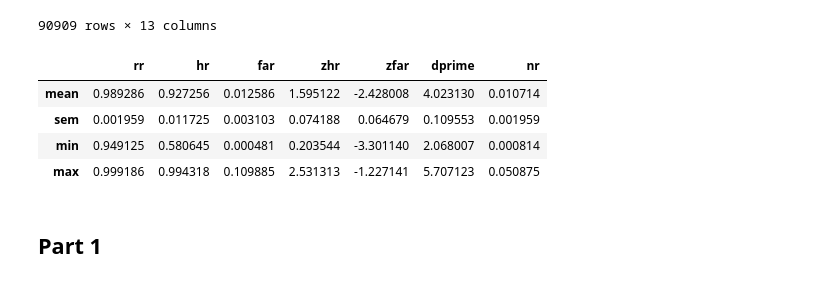
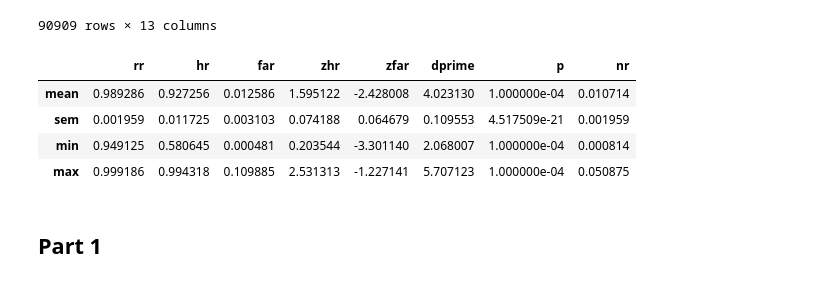
Before and after one commit to prestonlab/tesser, a Jupyter notebook: jupyter/plot_struct.ipynb, the cells around one changed output. Saved outputs shown, nothing was run; the diff lists cells and outputs as text; code cells hidden in the pictures.

Commit message:
feat: add significance test of overall sensitivity

```diff
--- a/jupyter/plot_struct.ipynb
+++ b/jupyter/plot_struct.ipynb
@@ -40,13 +42,13 @@ for subject, part, run in switched:
 # %%
-overall = data.groupby(['subject']).apply(tasks.rotation_perf)
+overall = data.groupby(['subject']).apply(tasks.test_rotation_perf, 10000)
 overall['nr'] = 1 - overall['rr']
 overall.agg(['mean', 'sem', 'min', 'max'])
 # %% [output]
-|  | rr | hr | far | zhr | zfar | dprime | nr |
-| mean | 0.989286 | 0.927256 | 0.012586 | 1.595122 | -2.428008 | 4.023130 | 0.010714 |
-| sem | 0.001959 | 0.011725 | 0.003103 | 0.074188 | 0.064679 | 0.109553 | 0.001959 |
-| min | 0.949125 | 0.580645 | 0.000481 | 0.203544 | -3.301140 | 2.068007 | 0.000814 |
-| max | 0.999186 | 0.994318 | 0.109885 | 2.531313 | -1.227141 | 5.707123 | 0.050875 |
+|  | rr | hr | far | zhr | zfar | dprime | p | nr |
+| mean | 0.989286 | 0.927256 | 0.012586 | 1.595122 | -2.428008 | 4.023130 | 1.000000e-04 | 0.010714 |
+| sem | 0.001959 | 0.011725 | 0.003103 | 0.074188 | 0.064679 | 0.109553 | 4.517509e-21 | 0.001959 |
+| min | 0.949125 | 0.580645 | 0.000481 | 0.203544 | -3.301140 | 2.068007 | 1.000000e-04 | 0.000814 |
+| max | 0.999186 | 0.994318 | 0.109885 | 2.531313 | -1.227141 | 5.707123 | 1.000000e-04 | 0.050875 |
 # %%
 res = data.groupby(['subject', 'part', 'run']).apply(tasks.rotation_perf).reset_index()
 # %% [markdown]
```
Also changed, not shown: parts of 3 cells of this notebook.
